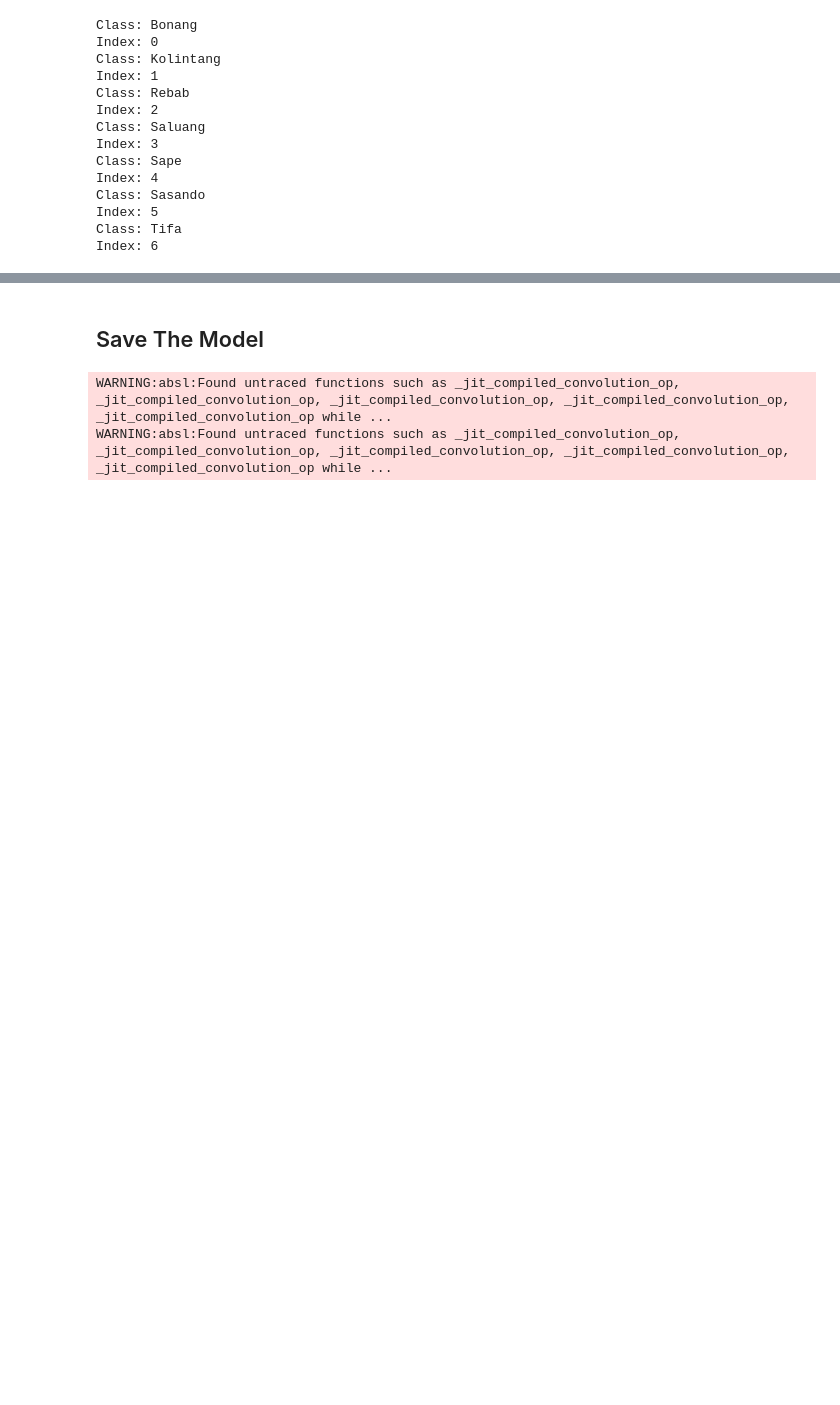
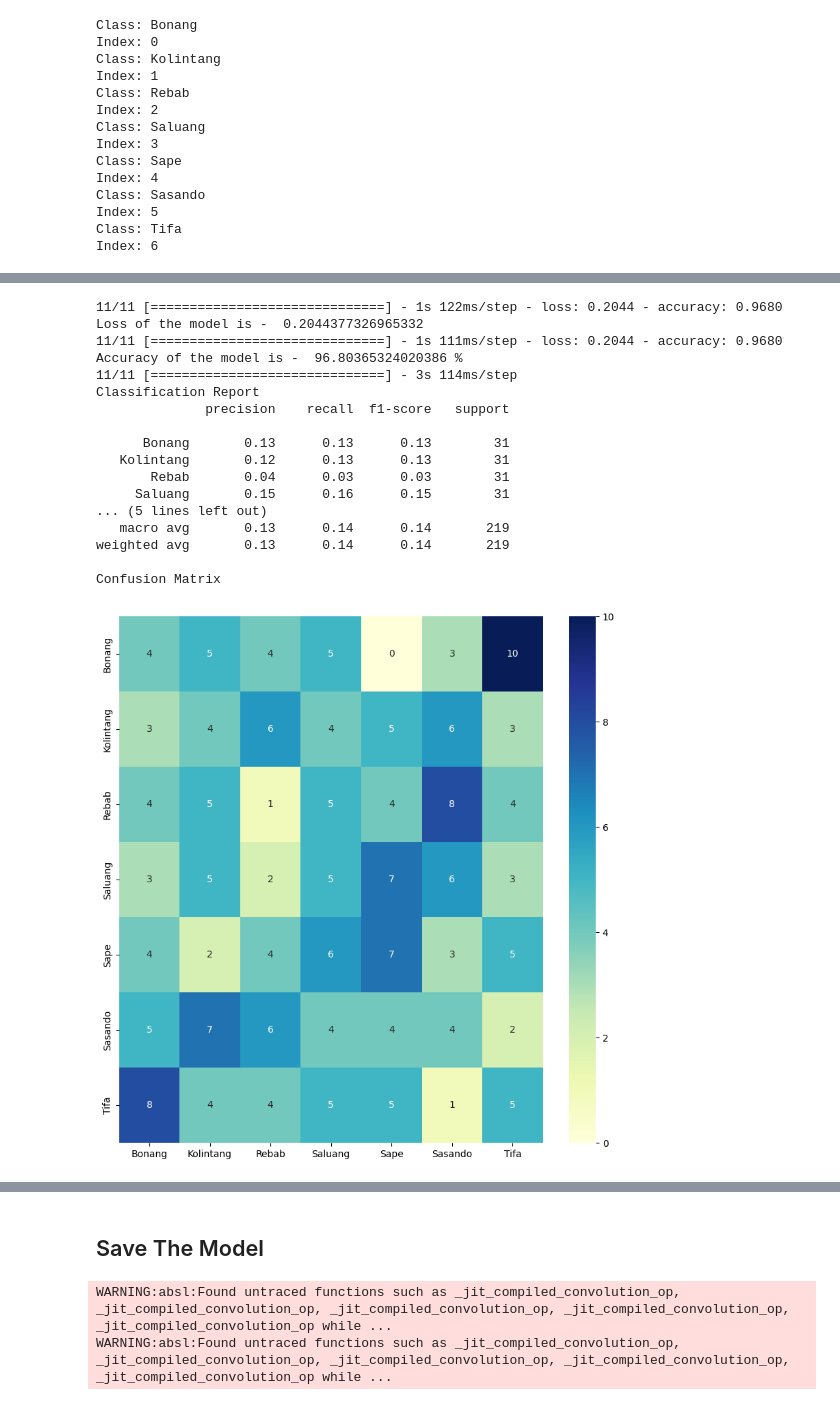
Before and after one commit to Nusatala/ML, a Jupyter notebook: Nusatala.ipynb, the cells around one changed output, grey strips where cells are left out. Saved outputs shown, nothing was run; the diff lists cells and outputs as text; code cells hidden in the pictures; blank space fills up the shorter version.

```diff
--- a/Nusatala.ipynb
+++ b/Nusatala.ipynb
@@ -76,0 +97,2 @@ _________________________________________________________________
+# %%
+last_output = output_of_last_layer(pre_trained_model)
@@ -77 +124,3 @@ _________________________________________________________________
+# %%
+model = create_final_model(pre_trained_model, last_output)
 # %% [markdown]
@@ -180,0 +232,7 @@ Index: 6
+# %%
+history = model.fit(
+    train_generator,
+    epochs = 100,
+    validation_data = val_generator,
+    callbacks=[Callback()]
+)
@@ -180,0 +252,68 @@ Index: 6
+# %%
+print("Loss of the model is - " , model.evaluate(val_generator)[0])
+print("Accuracy of the model is - " , model.evaluate(val_generator)[1]*100 , "%")
+
+def eval_plot(history):
+    epochs=[i for i in range(5)]
+    fig,ax=plt.subplots(1,2)
+    train_acc=history.history['accuracy']
+    train_loss=history.history['loss']
+    val_acc=history.history['val_accuracy']
+    val_loss=history.history['val_loss']
+    fig.set_size_inches(20,10)
+
+    ax[0].plot(epochs , train_acc , 'go-' , label='Training Accuracy')
+    ax[0].plot(epochs , val_acc , 'ro-' , label='Validation Accuracy')
+    ax[0].set_title('Training & Validation Accuracy')
+    ax[0].legend()
+    ax[0].set_xlabel("Epochs")
+    ax[0].set_ylabel("Accuracy")
+
+    ax[1].plot(epochs , train_loss , 'g-o' , label='Training Loss')
+    ax[1].plot(epochs , val_loss , 'r-o' , label='Validation Loss')
+    ax[1].set_title('Testing Accuracy & Loss')
+    ax[1].legend()
+    ax[1].set_xlabel("Epochs")
+    ax[1].set_ylabel("Training & Validation Loss")
+    plt.show()
+
+def evaluate(model):
+    Y_pred=model.predict(val_generator)
+    y_pred=np.argmax(Y_pred, axis=1)
+
+    print('Classification Report')
+    target_names=['Bonang', 'Kolintang', 'Rebab', 'Saluang', 'Sape', 'Sasando', 'Tifa']
+    print(classification_report(val_generator.classes, y_pred, target_names=target_names))
+
+    print('Confusion Matrix')
+    cm=confusion_matrix(val_generator.classes, y_pred)
+    cm=pd.DataFrame(cm , index=['0','1','2', '3', '4', '5', '6'] , columns=['0','1','2', '3', '4', '5', '6'])
+    plt.figure(figsize=(10,10))
+    sns.heatmap(cm,
+        cmap= "YlGnBu",
+        annot=True,
+        fmt='',
+        xticklabels=['Bonang', 'Kolintang', 'Rebab', 'Saluang', 'Sape', 'Sasando', 'Tifa'],
+        yticklabels=['Bonang', 'Kolintang', 'Rebab', 'Saluang', 'Sape', 'Sasando', 'Tifa'])
+
+evaluate(model)
+eval_plot(history)
+# %% [output]
+11/11 [==============================] - 1s 122ms/step - loss: 0.2044 - accuracy: 0.9680
+Loss of the model is -  0.2044377326965332
+11/11 [==============================] - 1s 111ms/step - loss: 0.2044 - accuracy: 0.9680
+Accuracy of the model is -  96.80365324020386 %
+11/11 [==============================] - 3s 114ms/step
+Classification Report
+              precision    recall  f1-score   support
+
+      Bonang       0.13      0.13      0.13        31
+   Kolintang       0.12      0.13      0.13        31
+       Rebab       0.04      0.03      0.03        31
+     Saluang       0.15      0.16      0.15        31
+... (5 lines left out)
+   macro avg       0.13      0.14      0.14       219
+weighted avg       0.13      0.14      0.14       219
+
+Confusion Matrix
+[figure, added]
```
Also changed, not shown: parts of 68 cells of this notebook.
